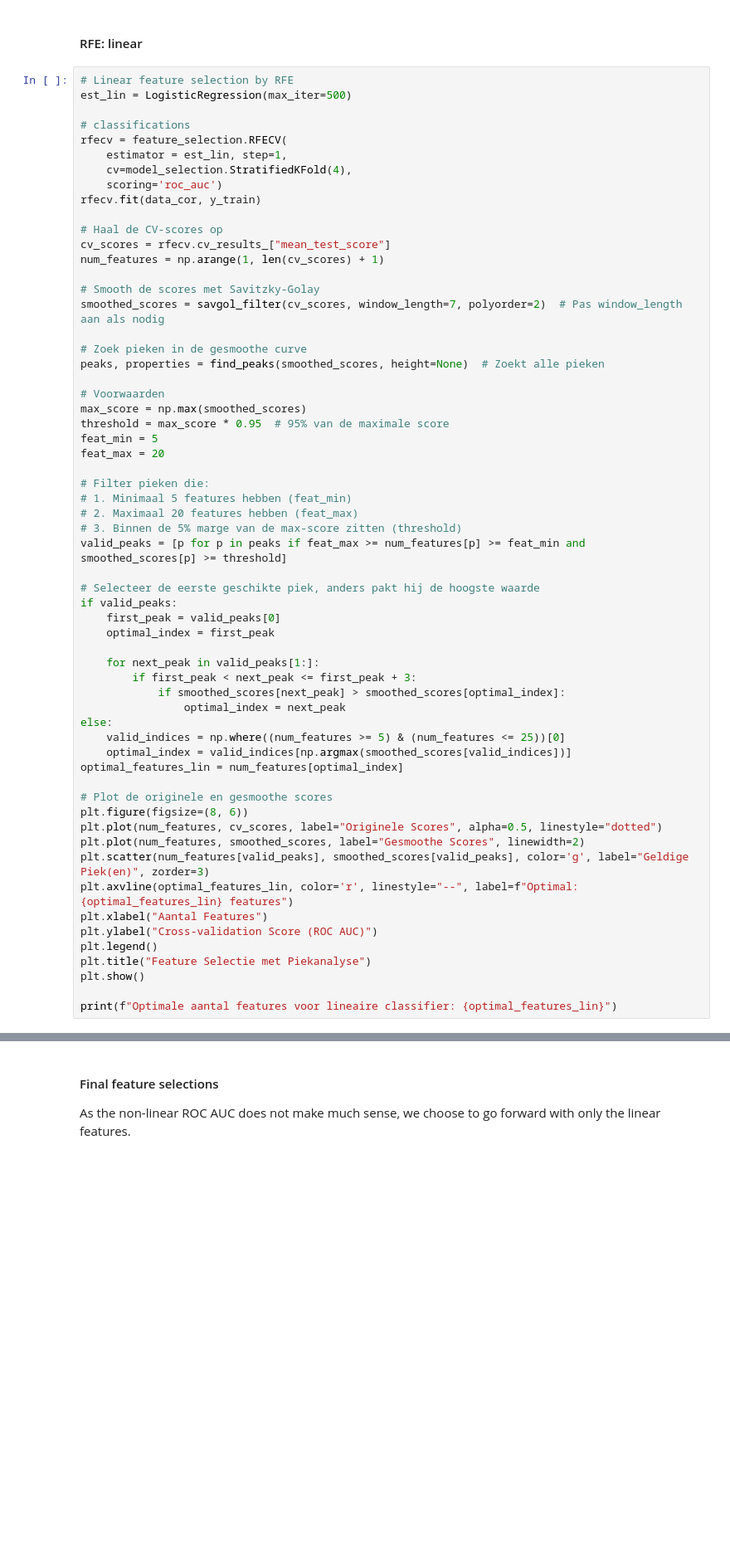
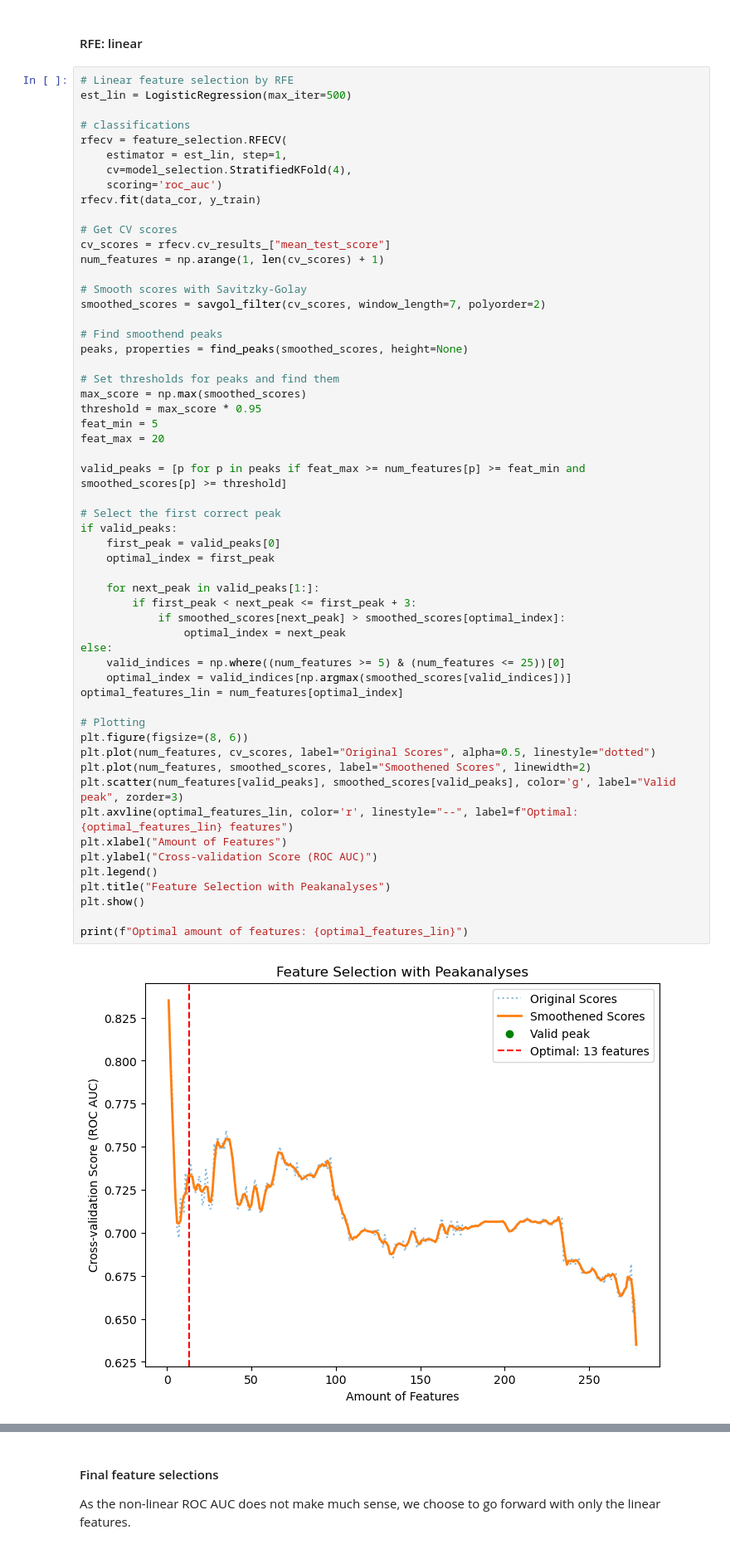
Before and after one commit to livkrom/Machine-Learning, a Jupyter notebook: TM10007_ML_Project-main/assignment.ipynb, the cells around one changed output, grey strips where cells are left out. Shown at 83% size. Cells and saved outputs as stored; diff of their text form; blank space fills up the shorter version.

```diff
--- a/TM10007_ML_Project-main/assignment.ipynb
+++ b/TM10007_ML_Project-main/assignment.ipynb
@@ -292,53 +296,50 @@ rfecv = feature_selection.RFECV(
     scoring='roc_auc')
 rfecv.fit(data_cor, y_train)
 
-# Haal de CV-scores op
+# Get CV scores
 cv_scores = rfecv.cv_results_["mean_test_score"]
 num_features = np.arange(1, len(cv_scores) + 1)
 
-# Smooth de scores met Savitzky-Golay
-smoothed_scores = savgol_filter(cv_scores, window_length=7, polyorder=2)  # Pas window_length aan als nodig
+# Smooth scores with Savitzky-Golay
+smoothed_scores = savgol_filter(cv_scores, window_length=7, polyorder=2)
 
-# Zoek pieken in de gesmoothe curve
-peaks, properties = find_peaks(smoothed_scores, height=None)  # Zoekt alle pieken
+# Find smoothend peaks
+peaks, properties = find_peaks(smoothed_scores, height=None)
 
-# Voorwaarden
+# Set thresholds for peaks and find them
 max_score = np.max(smoothed_scores)
-threshold = max_score * 0.95  # 95% van de maximale score
+threshold = max_score * 0.95
 feat_min = 5
 feat_max = 20
 
-# Filter pieken die:
-# 1. Minimaal 5 features hebben (feat_min)
-# 2. Maximaal 20 features hebben (feat_max)
-# 3. Binnen de 5% marge van de max-score zitten (threshold)
 valid_peaks = [p for p in peaks if feat_max >= num_features[p] >= feat_min and smoothed_scores[p] >= threshold]
 
-# Selecteer de eerste geschikte piek, anders pakt hij de hoogste waarde
+# Select the first correct peak
 if valid_peaks:
     first_peak = valid_peaks[0]
     optimal_index = first_peak
 
     for next_peak in valid_peaks[1:]:
         if first_peak < next_peak <= first_peak + 3:
             if smoothed_scores[next_peak] > smoothed_scores[optimal_index]:
                 optimal_index = next_peak
 else:
     valid_indices = np.where((num_features >= 5) & (num_features <= 25))[0]
     optimal_index = valid_indices[np.argmax(smoothed_scores[valid_indices])]
 optimal_features_lin = num_features[optimal_index]
 
-# Plot de originele en gesmoothe scores
+# Plotting
 plt.figure(figsize=(8, 6))
-plt.plot(num_features, cv_scores, label="Originele Scores", alpha=0.5, linestyle="dotted")
-plt.plot(num_features, smoothed_scores, label="Gesmoothe Scores", linewidth=2)
-plt.scatter(num_features[valid_peaks], smoothed_scores[valid_peaks], color='g', label="Geldige Piek(en)", zorder=3)
+plt.plot(num_features, cv_scores, label="Original Scores", alpha=0.5, linestyle="dotted")
+plt.plot(num_features, smoothed_scores, label="Smoothened Scores", linewidth=2)
+plt.scatter(num_features[valid_peaks], smoothed_scores[valid_peaks], color='g', label="Valid peak", zorder=3)
 plt.axvline(optimal_features_lin, color='r', linestyle="--", label=f"Optimal: {optimal_features_lin} features")
-plt.xlabel("Aantal Features")
+plt.xlabel("Amount of Features")
 plt.ylabel("Cross-validation Score (ROC AUC)")
 plt.legend()
-plt.title("Feature Selectie met Piekanalyse")
+plt.title("Feature Selection with Peakanalyses")
 plt.show()
 
-print(f"Optimale aantal features voor lineaire classifier: {optimal_features_lin}")
+print(f"Optimal amount of features: {optimal_features_lin}")
 # %% [output]
+[figure, new version]
```
Also changed, not shown: parts of 23 cells of this notebook.
